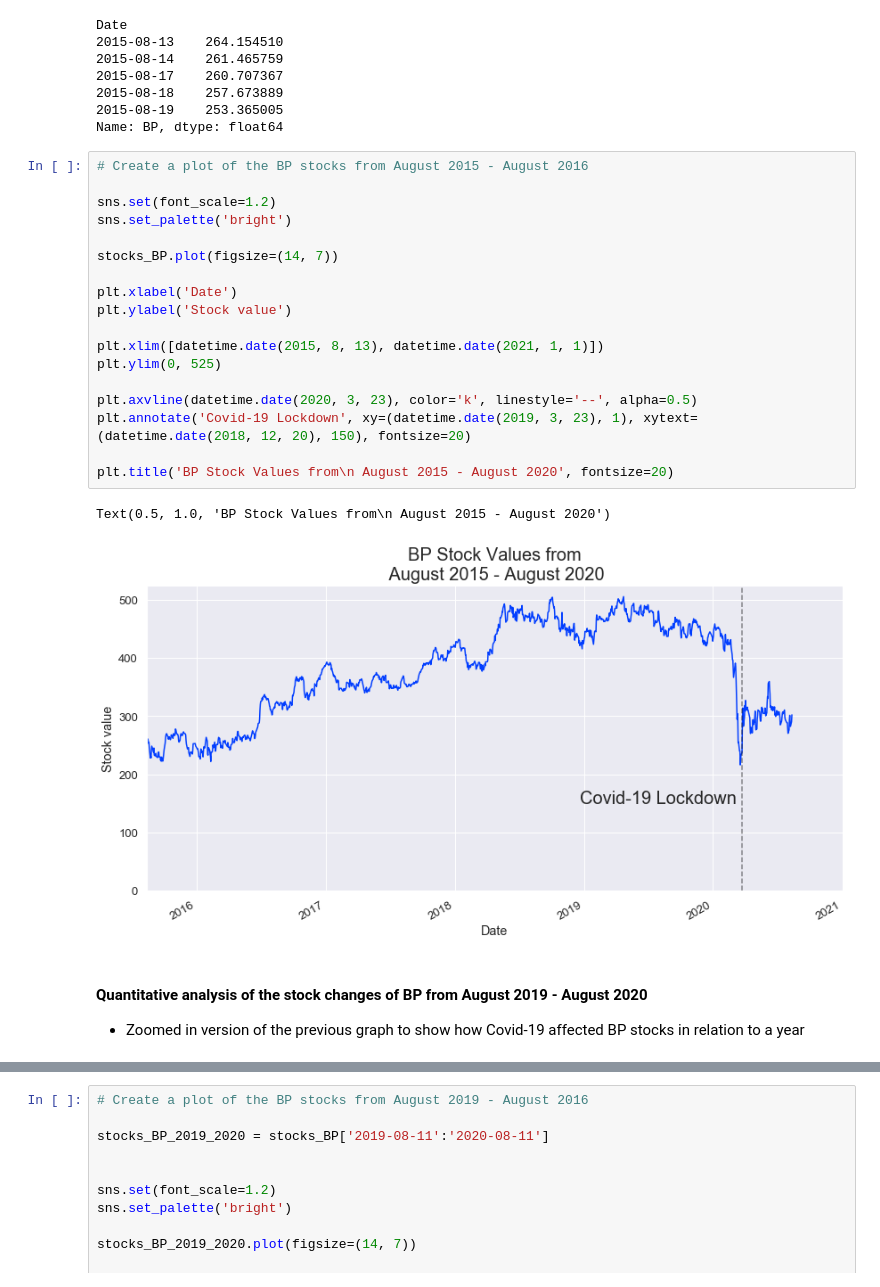
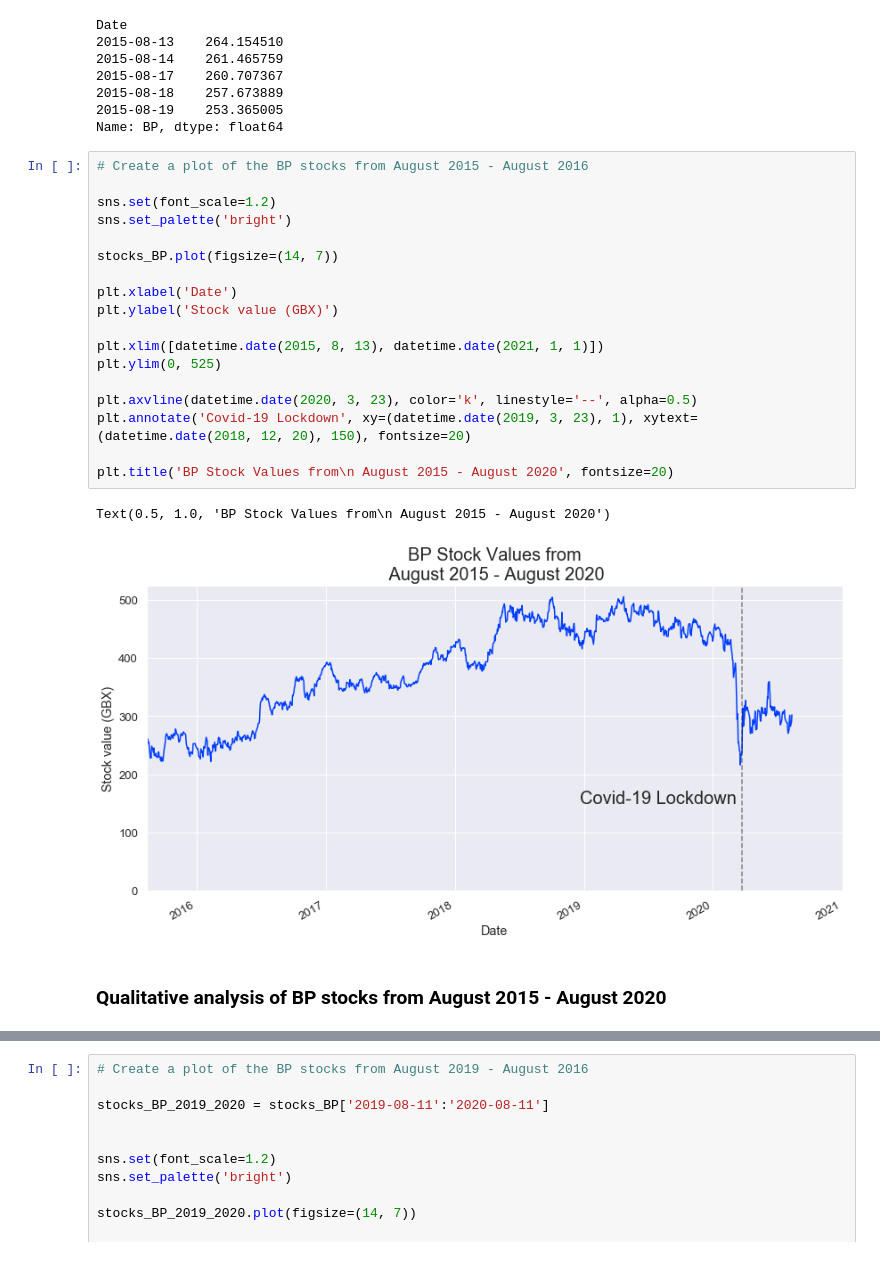
Before and after one commit to abbielms/Big_Data_Challenge_2020, a Jupyter notebook: Big_Data_Challenge_2020.ipynb, the cells around one changed output, grey strips where cells are left out. Drawn from its saved outputs; the diff is of its cells as text.

```diff
--- a/Big_Data_Challenge_2020.ipynb
+++ b/Big_Data_Challenge_2020.ipynb
@@ -488,24 +502,23 @@ Name: BP, dtype: float64
 # %%
 # Create a plot of the BP stocks from August 2015 - August 2016
 
 sns.set(font_scale=1.2)
 sns.set_palette('bright')
 
 stocks_BP.plot(figsize=(14, 7))
 
 plt.xlabel('Date')
-plt.ylabel('Stock value')
+plt.ylabel('Stock value (GBX)')
 
 plt.xlim([datetime.date(2015, 8, 13), datetime.date(2021, 1, 1)])
 plt.ylim(0, 525)
 
 plt.axvline(datetime.date(2020, 3, 23), color='k', linestyle='--', alpha=0.5)
 plt.annotate('Covid-19 Lockdown', xy=(datetime.date(2019, 3, 23), 1), xytext=(datetime.date(2018, 12, 20), 150), fontsize=20)
 
 plt.title('BP Stock Values from\n August 2015 - August 2020', fontsize=20)
 # %% [output]
 Text(0.5, 1.0, 'BP Stock Values from\n August 2015 - August 2020')
-[figure, old version]
+[figure, new version]
-# %% [markdown]
-#### Quantitative analysis of the stock changes of BP from August 2019 - August 2020
- - Zoomed in version of the previous graph to show how Covid-19 affected BP stocks in relation to a year
+# %% [markdown]
+### Qualitative analysis of BP stocks from August 2015 - August 2020
```
Also changed, not shown: parts of 13 cells of this notebook.
